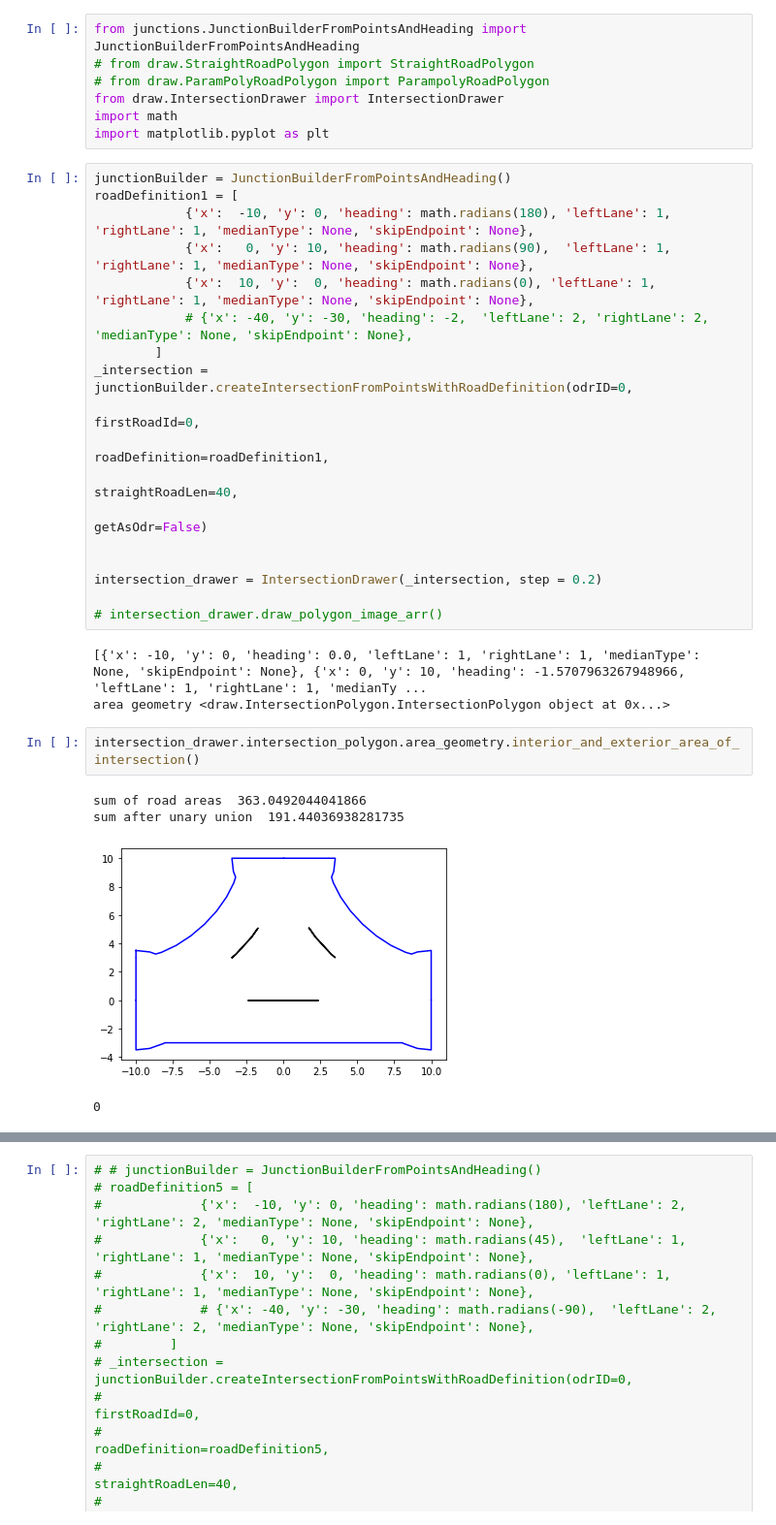
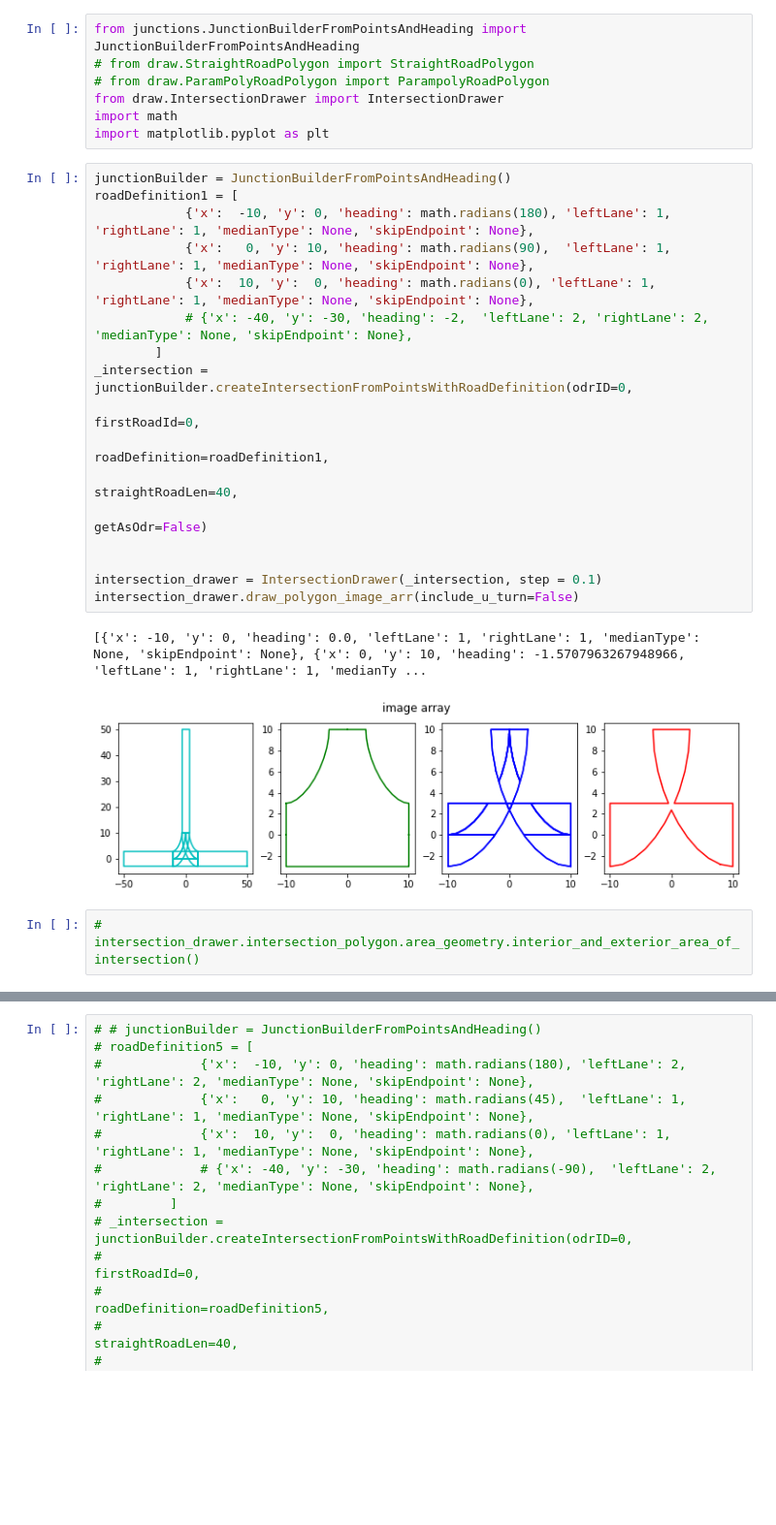
Before and after one commit to AugmentedDesignLab/junction-art, a Jupyter notebook: draw/intersection_drawer_refactor.ipynb, the cells around one changed output, grey strips where cells are left out. Shown at 97% size. Saved outputs shown, nothing was run; the diff lists cells and outputs as text; blank space fills up the shorter version.

Commit message:
tested polygon

```diff
--- a/draw/intersection_drawer_refactor.ipynb
+++ b/draw/intersection_drawer_refactor.ipynb
@@ -22,29 +22,23 @@ import matplotlib.pyplot as plt
 # %%
 junctionBuilder = JunctionBuilderFromPointsAndHeading()
 roadDefinition1 = [
             {'x':  -10, 'y': 0, 'heading': math.radians(180), 'leftLane': 1, 'rightLane': 1, 'medianType': None, 'skipEndpoint': None},
             {'x':   0, 'y': 10, 'heading': math.radians(90),  'leftLane': 1, 'rightLane': 1, 'medianType': None, 'skipEndpoint': None},
             {'x':  10, 'y':  0, 'heading': math.radians(0), 'leftLane': 1, 'rightLane': 1, 'medianType': None, 'skipEndpoint': None},
             # {'x': -40, 'y': -30, 'heading': -2,  'leftLane': 2, 'rightLane': 2, 'medianType': None, 'skipEndpoint': None},
         ]
 _intersection = junctionBuilder.createIntersectionFromPointsWithRoadDefinition(odrID=0,
                                                                             firstRoadId=0,
                                                                             roadDefinition=roadDefinition1,
                                                                             straightRoadLen=40,
                                                                             getAsOdr=False)
 
 
-intersection_drawer = IntersectionDrawer(_intersection, step = 0.2)
-
-# intersection_drawer.draw_polygon_image_arr()
+intersection_drawer = IntersectionDrawer(_intersection, step = 0.1)
+intersection_drawer.draw_polygon_image_arr(include_u_turn=False)
 # %% [output]
 [{'x': -10, 'y': 0, 'heading': 0.0, 'leftLane': 1, 'rightLane': 1, 'medianType': None, 'skipEndpoint': None}, {'x': 0, 'y': 10, 'heading': -1.5707963267948966, 'leftLane': 1, 'rightLane': 1, 'medianTy ...
-area geometry <draw.IntersectionPolygon.IntersectionPolygon object at 0x...>
+[figure, added]
 # %%
-intersection_drawer.intersection_polygon.area_geometry.interior_and_exterior_area_of_intersection()
+# intersection_drawer.intersection_polygon.area_geometry.interior_and_exterior_area_of_intersection()
-# %% [output]
-sum of road areas  363.0492044041866
-sum after unary union  191.44036938281735
-[figure, removed]
-0
 # %%
```
Also changed, not shown: parts of 4 cells of this notebook, 3 other files.
